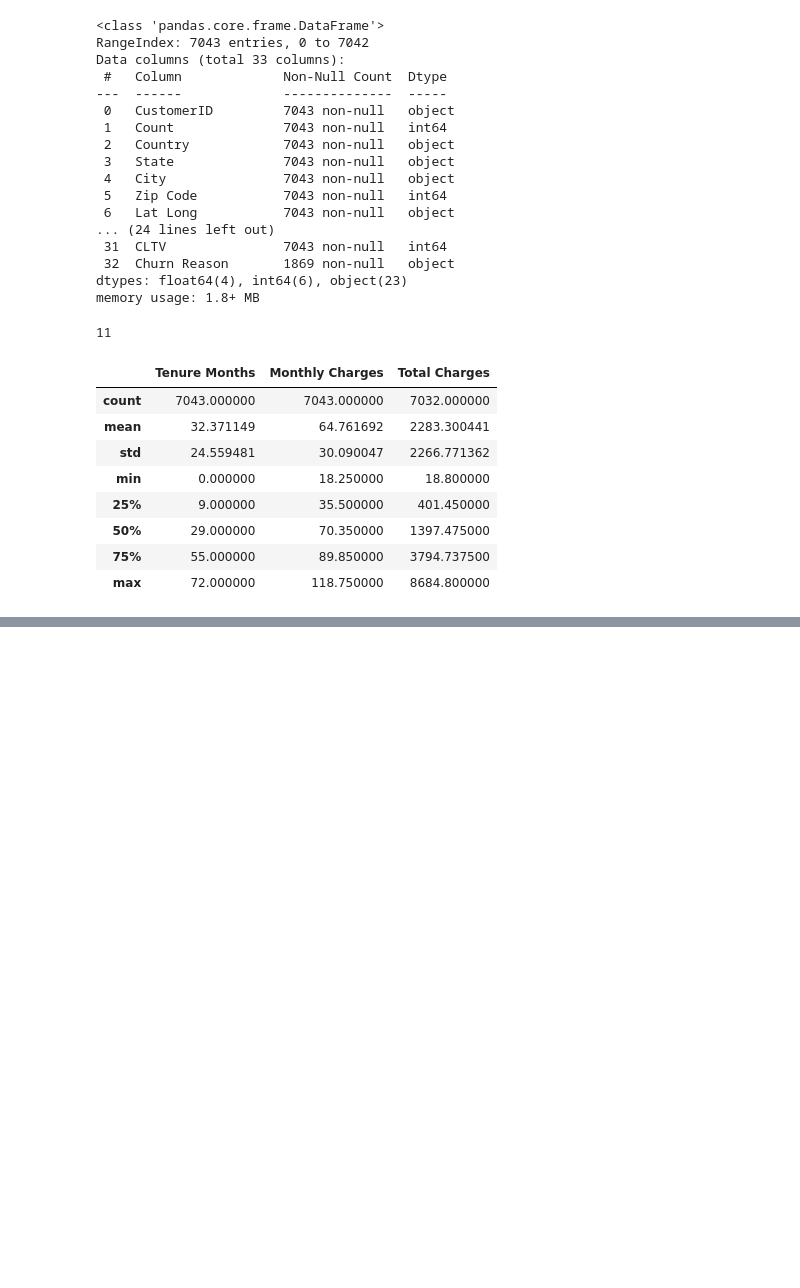
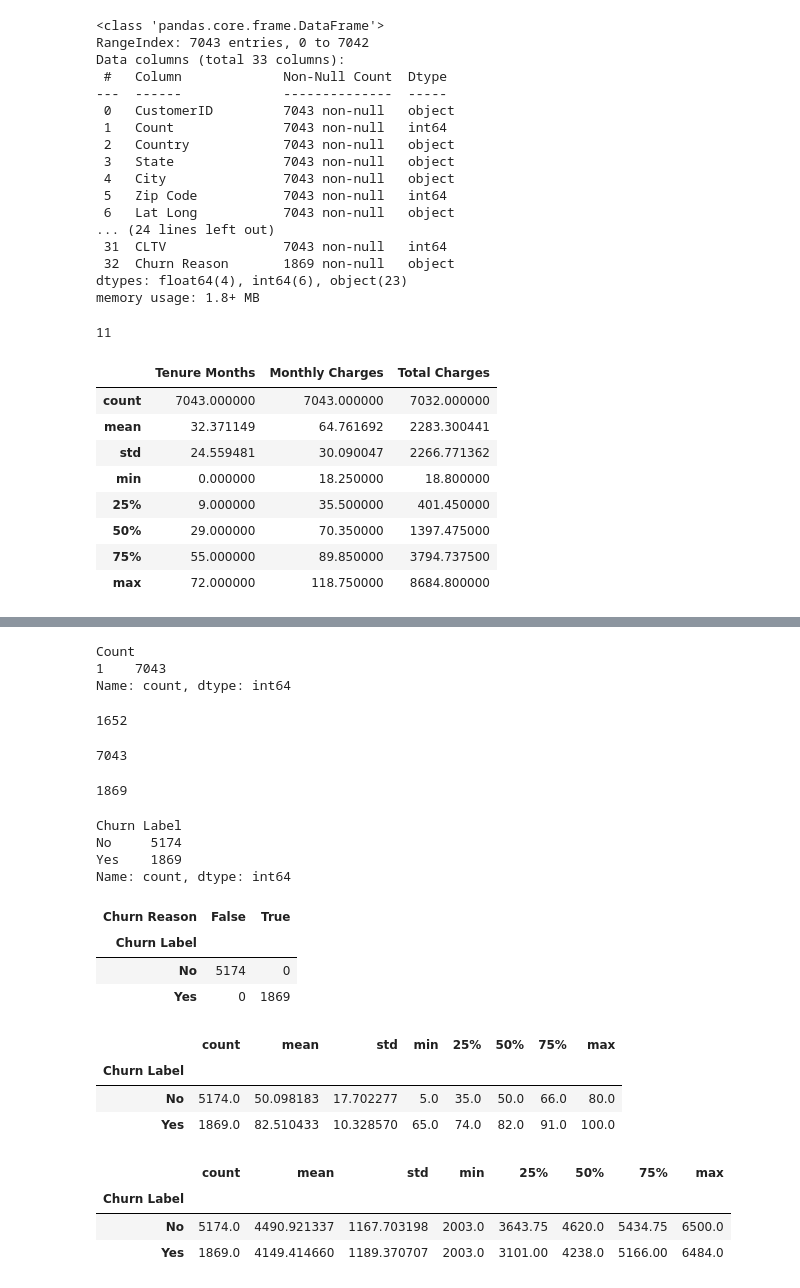
Before and after one commit to VinChan2001/telco-churn-prediction, a Jupyter notebook: notebooks/01_data_check.ipynb, the cells around one changed output, grey strips where cells are left out. Drawn from its saved outputs; the diff is of its cells as text; code cells hidden in the pictures; blank space fills up the shorter version.

```diff
--- a/notebooks/01_data_check.ipynb
+++ b/notebooks/01_data_check.ipynb
@@ -252,0 +303,46 @@ df[["Tenure Months", "Monthly Charges", "Total Charges"]].describe()
+# %%
+df["Count"].value_counts(dropna=False)
+# %% [output]
+Count
+1    7043
+Name: count, dtype: int64
+# %%
+df["Zip Code"].nunique()
+# %% [output]
+1652
+# %%
+df["CustomerID"].nunique()
+# %% [output]
+7043
+# %%
+df["Churn Reason"].notna().sum()
+# %% [output]
+1869
+# %%
+df["Churn Label"].value_counts(dropna=False)
+# %% [output]
+Churn Label
+No     5174
+Yes    1869
+Name: count, dtype: int64
+# %%
+pd.crosstab(df["Churn Label"], df["Churn Reason"].notna())
+# %% [output]
+| Churn Reason | False | True |
+| Churn Label |  |  |
+| No | 5174 | 0 |
+| Yes | 0 | 1869 |
+# %%
+df.groupby("Churn Label")["Churn Score"].describe()
+# %% [output]
+|  | count | mean | std | min | 25% | 50% | 75% | max |
+| Churn Label |  |  |  |  |  |  |  |  |
+| No | 5174.0 | 50.098183 | 17.702277 | 5.0 | 35.0 | 50.0 | 66.0 | 80.0 |
+| Yes | 1869.0 | 82.510433 | 10.328570 | 65.0 | 74.0 | 82.0 | 91.0 | 100.0 |
+# %%
+df.groupby("Churn Label")["CLTV"].describe()
+# %% [output]
+|  | count | mean | std | min | 25% | 50% | 75% | max |
+| Churn Label |  |  |  |  |  |  |  |  |
+| No | 5174.0 | 4490.921337 | 1167.703198 | 2003.0 | 3643.75 | 4620.0 | 5434.75 | 6500.0 |
+| Yes | 1869.0 | 4149.414660 | 1189.370707 | 2003.0 | 3101.00 | 4238.0 | 5166.00 | 6484.0 |
```
Also changed, not shown: parts of 25 cells of this notebook.
